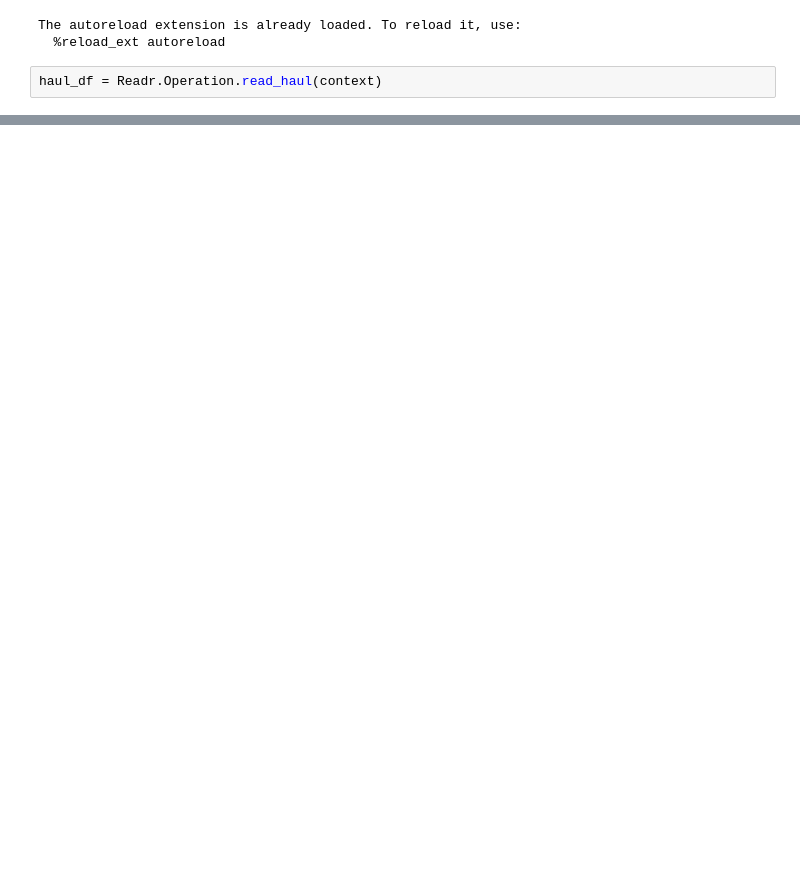
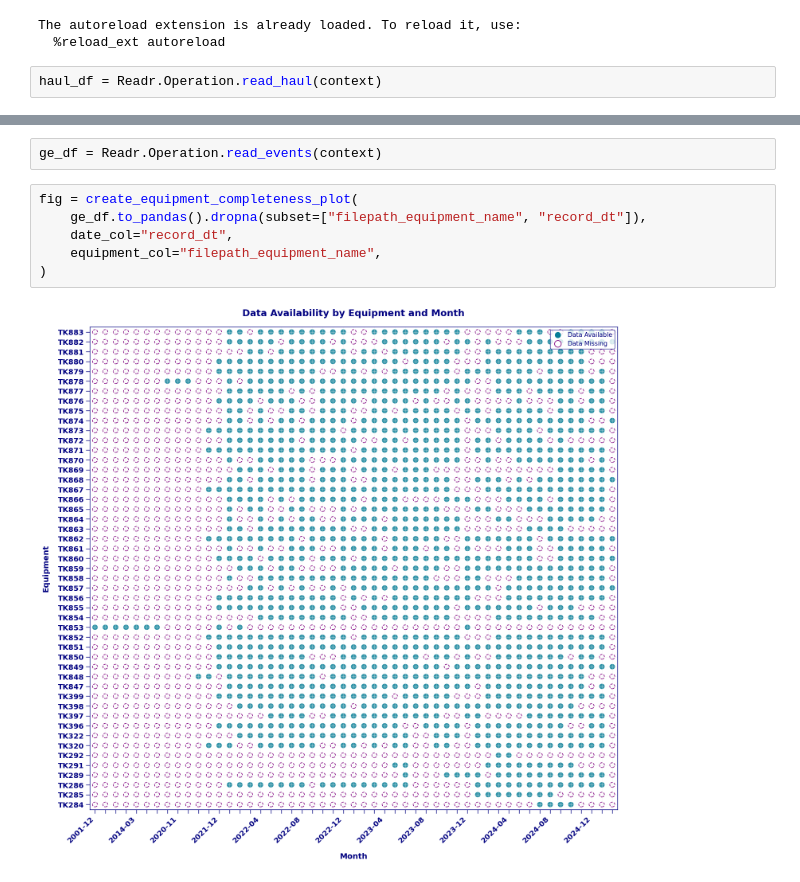
Before and after one commit to cecilvega/kbook, a Jupyter notebook: operation/completeness.ipynb, the cells around one changed output, grey strips where cells are left out. Drawn from its saved outputs; the diff is of its cells as text; blank space fills up the shorter version.

```diff
--- a/operation/completeness.ipynb
+++ b/operation/completeness.ipynb
@@ -268,0 +265,10 @@ create_equipment_completeness_plot(haul_df.to_pandas())
+# %%
+ge_df = Readr.Operation.read_events(context)
+# %%
+fig = create_equipment_completeness_plot(
+    ge_df.to_pandas().dropna(subset=["filepath_equipment_name", "record_dt"]),
+    date_col="record_dt",
+    equipment_col="filepath_equipment_name",
+)
+# %% [output]
+[figure, added]
```
Also changed, not shown: parts of 6 cells of this notebook, 8 other files.
